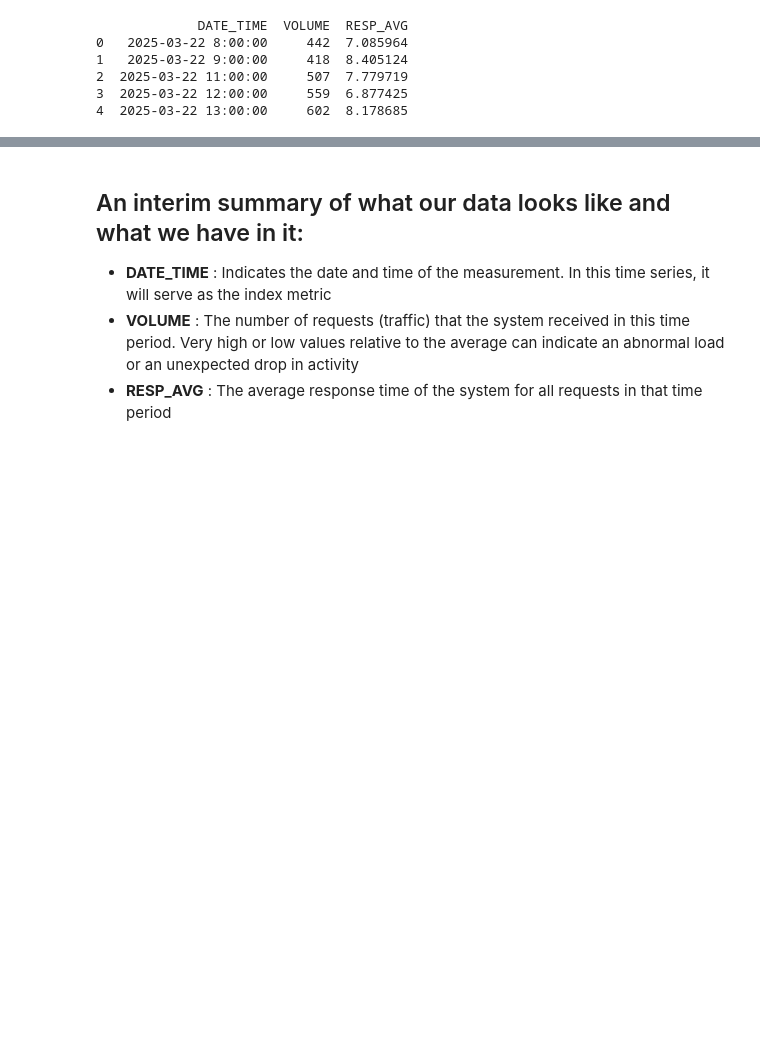
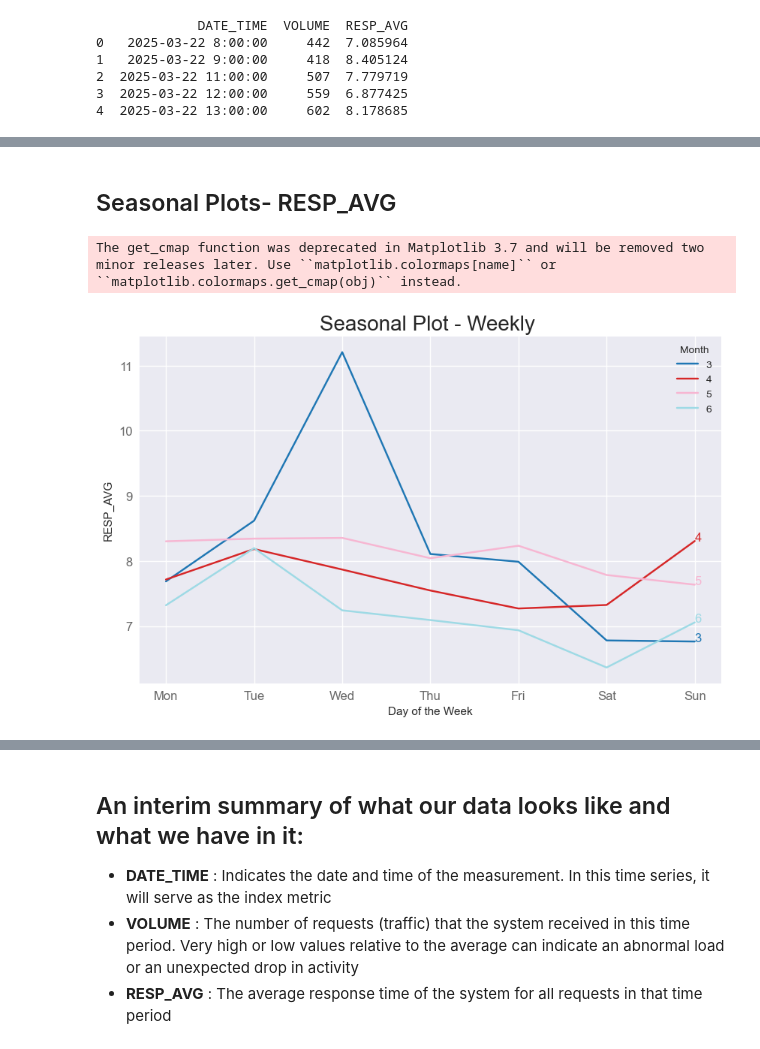
Before and after one commit to jonatanBuga/tavily-data-analysis, a Jupyter notebook: part A/time_series_analysis.ipynb, the cells around one changed output, grey strips where cells are left out. Saved outputs shown, nothing was run; the diff lists cells and outputs as text; code cells hidden in the pictures; blank space fills up the shorter version.

```diff
--- a/part A/time_series_analysis.ipynb
+++ b/part A/time_series_analysis.ipynb
@@ -53,0 +70,12 @@ fig.show()
+# %%
+# Extracting time-related features
+
+df['year'] = df.index.year
+df['month'] = df.index.month
+df.reset_index(inplace=True)
+df['week'] = df['DATE_TIME'].dt.isocalendar().week
+df['hour'] = df['DATE_TIME'].dt.hour
+df['day'] = df['DATE_TIME'].dt.dayofweek
+df['day_str'] = df['DATE_TIME'].dt.strftime('%a')
+df['year_month'] = df['DATE_TIME'].dt.strftime('%Y_%m')
+df.set_index('DATE_TIME', inplace=True)
@@ -53,0 +92,31 @@ fig.show()
+# %% [markdown]
+## Seasonal Plots- RESP_AVG
+# %%
+#weekly seasonal plot
+np.random.seed(42)
+df_plot = df[['month', 'day_str', 'RESP_AVG', 'day']].dropna()
+df_plot = df_plot.groupby(['day_str', 'month', 'day']).mean()[['RESP_AVG']].reset_index()
+df_plot = df_plot.sort_values(by='day', ascending=True)
+
+# Defining the color palette
+months = df_plot['month'].unique()
+colors = plt.cm.get_cmap('tab20', len(months)).colors  # Using a colormap from matplotlib
+
+# Plotting
+plt.figure(figsize=(10, 6))
+for i, month in enumerate(months):
+    month_data = df_plot[df_plot['month'] == month]
+    plt.plot(month_data['day_str'], month_data['RESP_AVG'], color=colors[i], label=month)
+    plt.text(len(month_data['day_str']) - 1, month_data['RESP_AVG'].iloc[-1], month, fontsize=12, color=colors[i])
+
+# Setting labels and titles
+plt.xlabel('Day of the Week')
+plt.ylabel('RESP_AVG')
+plt.title('Seasonal Plot - Weekly ', fontsize=20)
+plt.xticks(fontsize=12, alpha=0.7)
+plt.yticks(fontsize=12, alpha=0.7)
+plt.legend(title='Month')
+plt.show()
+# %% [output]
+The get_cmap function was deprecated in Matplotlib 3.7 and will be removed two minor releases later. Use ``matplotlib.colormaps[name]`` or ``matplotlib.colormaps.get_cmap(obj)`` instead.
+[figure, added]
```
Also changed, not shown: parts of 12 cells of this notebook.
